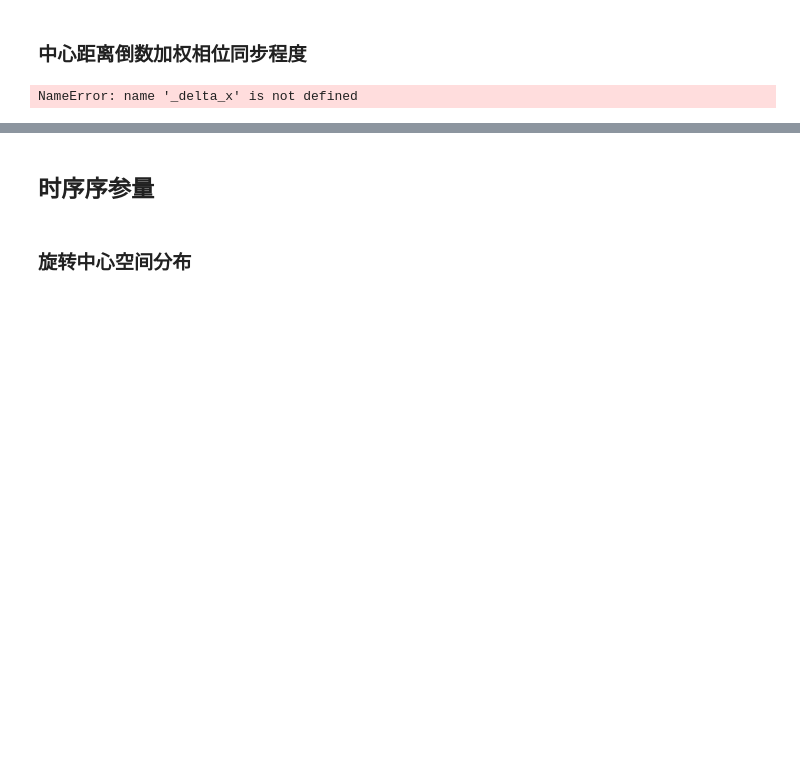
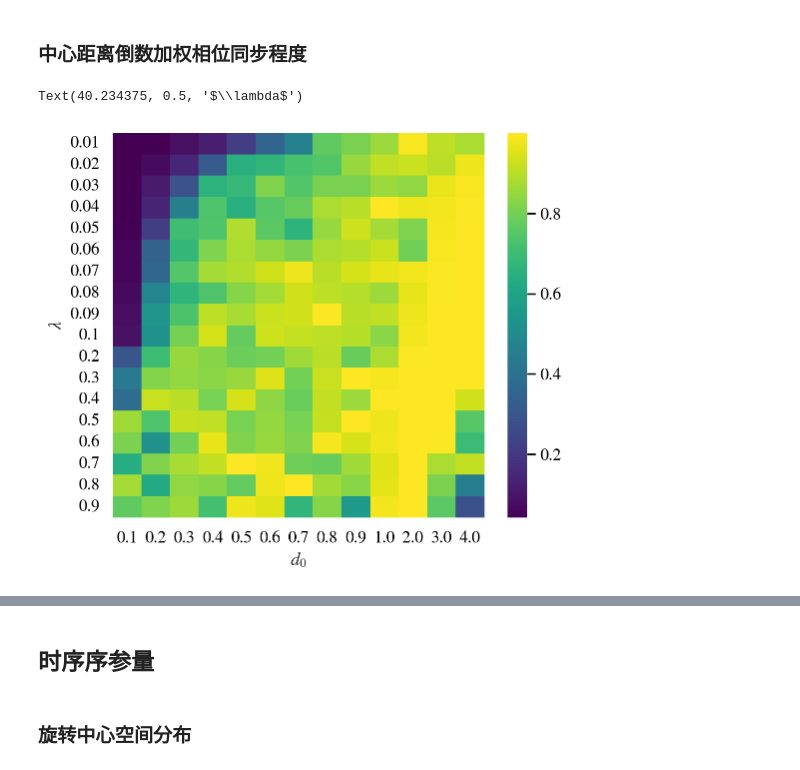
Before and after one commit to Than-Mark/Swarmalator-Experiment, a Jupyter notebook: [PJT_XYX] Spatial groups and cyclic oscillations/plotFigs.ipynb, the cells around one changed output, grey strips where cells are left out. Saved outputs shown, nothing was run; the diff lists cells and outputs as text; code cells hidden in the pictures; blank space fills up the shorter version.

```diff
--- a/[PJT_XYX] Spatial groups and cyclic oscillations/plotFigs.ipynb
+++ b/[PJT_XYX] Spatial groups and cyclic oscillations/plotFigs.ipynb
@@ -435,32 +497,33 @@ Text(40.234375, 0.5, '$\\lambda$')
 # %%
 maps = pd.DataFrame(index=rangeLambdas, columns=distanceDs, dtype=np.float64)
 
 for l, d0 in product(rangeLambdas, distanceDs):
 
     lastPositionX = positionX[f"{l:.3f}_{d0:.2f}"]
     lastPhaseTheta = phaseTheta[f"{l:.3f}_{d0:.2f}"]
     lastPointTheta = pointTheta[f"{l:.3f}_{d0:.2f}"]
 
     centers = StateAnalysis._calc_centers(lastPositionX, lastPhaseTheta, lastPointTheta, speedV)
-    # centers = np.mod(centers, 10)
+    centers = np.mod(centers, 10)
     deltaX = _delta_x(centers, centers[:, np.newaxis])
     centerDisMat = 1 / np.sqrt(np.sum(deltaX ** 2, axis=-1))
     centerDisMat[np.isinf(centerDisMat)] = 0
     # rowWgtPhase = lastPhaseTheta * centerDisMat / centerDisMat.sum(axis=0)
     N = centers.shape[0]
     phaseSyncs = [
         (
             (np.sum(np.sin(lastPhaseTheta) * centerDisMat[rowIdx]) / centerDisMat[rowIdx].sum()) ** 2 +
             (np.sum(np.cos(lastPhaseTheta) * centerDisMat[rowIdx]) / centerDisMat[rowIdx].sum()) ** 2
         )**0.5
         for rowIdx in range(N)
     ]
     maps.loc[l, d0] = np.mean(phaseSyncs)
 
 maps.index = np.round(maps.index, 4)
 maps.columns = np.round(maps.columns, 4)
 sns.heatmap(maps, cmap="viridis")
 plt.xlabel(r"$d_0$")
 plt.ylabel(r"$\lambda$")
 # %% [output]
-NameError: name '_delta_x' is not defined
+Text(40.234375, 0.5, '$\\lambda$')
+[figure, added]
```
Also changed, not shown: parts of 10 cells of this notebook, 1 other file.
